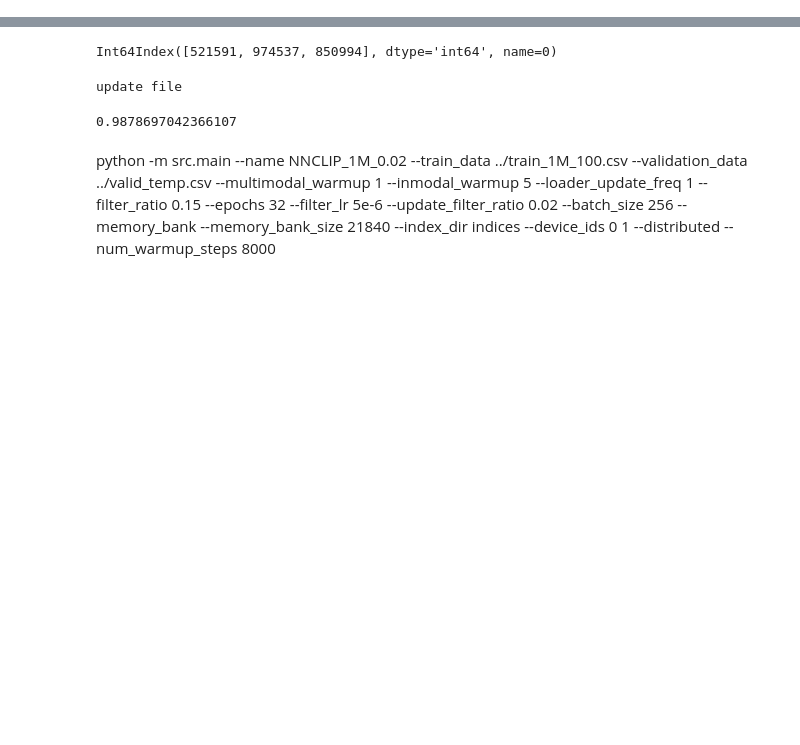
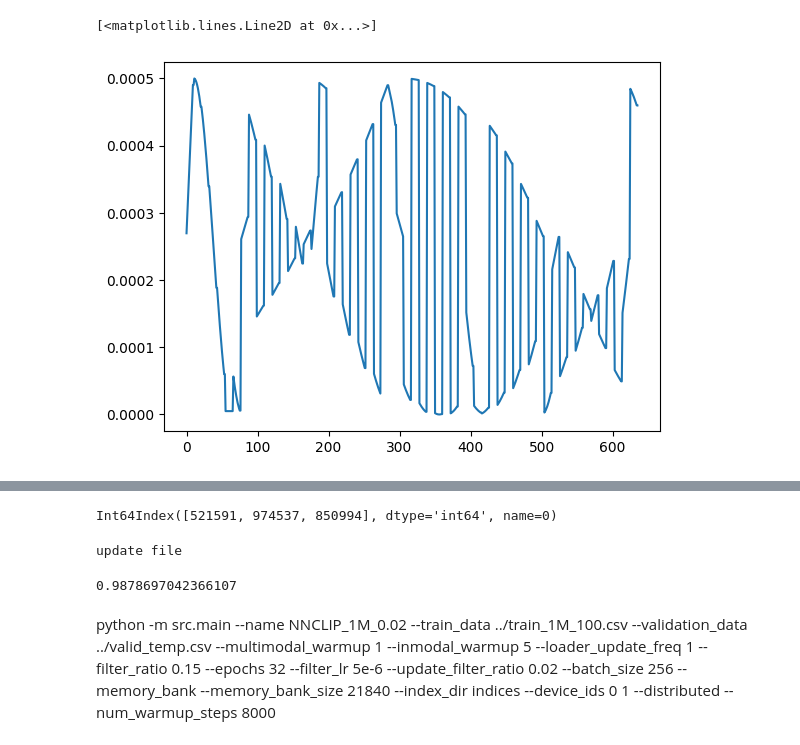
Before and after one commit to HangerYang/RoCLIP, a Jupyter notebook: CyCLIP/evaluation.ipynb, the cells around one changed output, grey strips where cells are left out. Saved outputs shown, nothing was run; the diff lists cells and outputs as text; code cells hidden in the pictures; blank space fills up the shorter version.

```diff
--- a/CyCLIP/evaluation.ipynb
+++ b/CyCLIP/evaluation.ipynb
@@ -164,17 +370,20 @@ for line in Lines:
 # %%
 import re
-file1 = open("logs/NNCLIP_1M/output.log", 'r')
+file1 = open("logs/NNCLIP_1M_500/output.log", 'r')
 Lines = file1.readlines()
 
 
 learn_rate = []
 # learn_rate_crossmodal = []
 # Strips the newline character
 for line in Lines:
     a = re.search("Learning Rate:", line)
     if a:
         learn_rate.append(float(line.strip()[-11:]))
         # print(line.strip()[-11:])
 plt.plot(learn_rate)
+# %% [output]
+[<matplotlib.lines.Line2D at 0x...>]
+[figure, added]
 # %%
 import re
```
Also changed, not shown: parts of 30 cells of this notebook, 6 other files.
